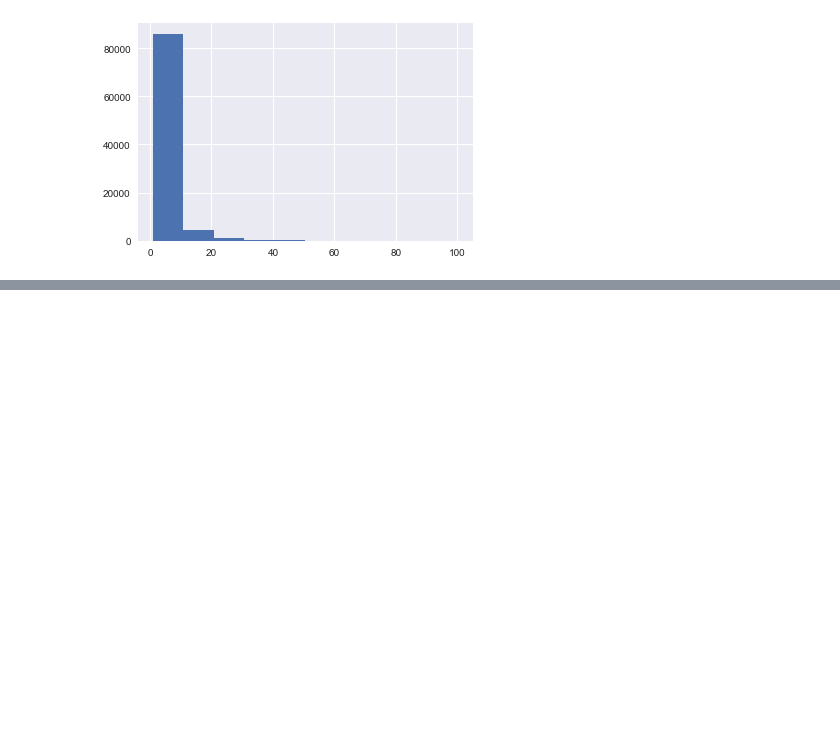
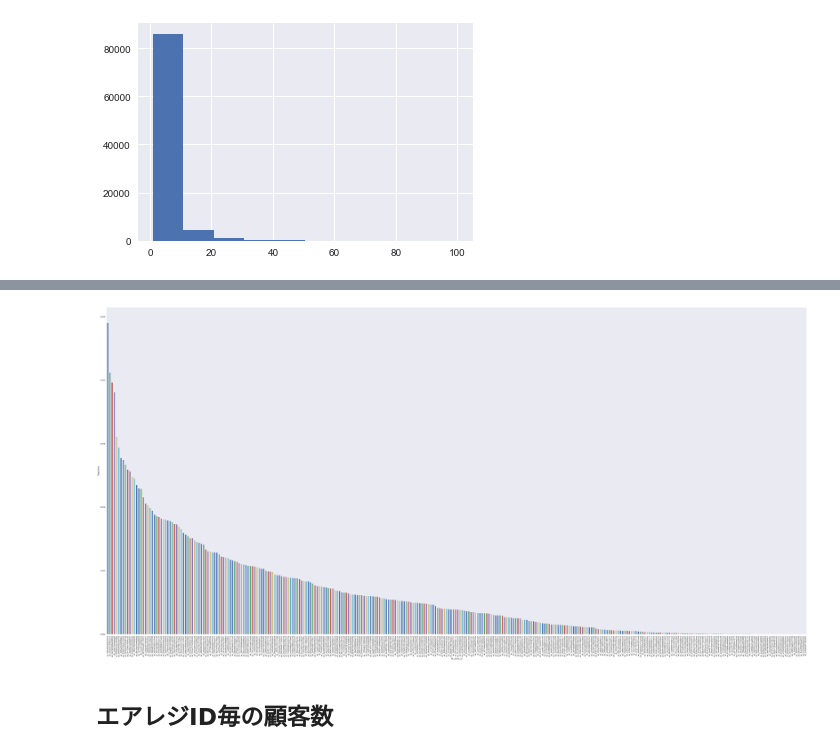
Before and after one commit to recruit-exercise/recruit_exercise, a Jupyter notebook: notebook/check_air_reserve.ipynb, the cells around one changed output, grey strips where cells are left out. Saved outputs shown, nothing was run; the diff lists cells and outputs as text; code cells hidden in the pictures; blank space fills up the shorter version.

```diff
--- a/notebook/check_air_reserve.ipynb
+++ b/notebook/check_air_reserve.ipynb
@@ -124,0 +165,4 @@ air_rese_df['reserve_visitors'].hist()
+# %%
+air_store_id_dist = air_rese_df.sort_values('air_store_id')\
+    .air_store_id.value_counts(normalize=1)
+air_store_id_dist.head(10) # 一部
@@ -124,0 +181,12 @@ air_rese_df['reserve_visitors'].hist()
+# %%
+air_store_id_dist.plot.bar(figsize=(50, 25))
+plt.xlabel('air_store_id')
+plt.ylabel('Proportion')
+plt.tight_layout()
+#plt.savefig(os.path.join(fig_dir, 'batplot_payment_method_id.png'), dpi=200)
+# - `payment_method_id=41` が半数
+# - （コードの具体的意味は不明）
+# %% [output]
+[figure, added]
+# %% [markdown]
+## エアレジID毎の顧客数
```
Also changed, not shown: parts of 12 cells of this notebook.
